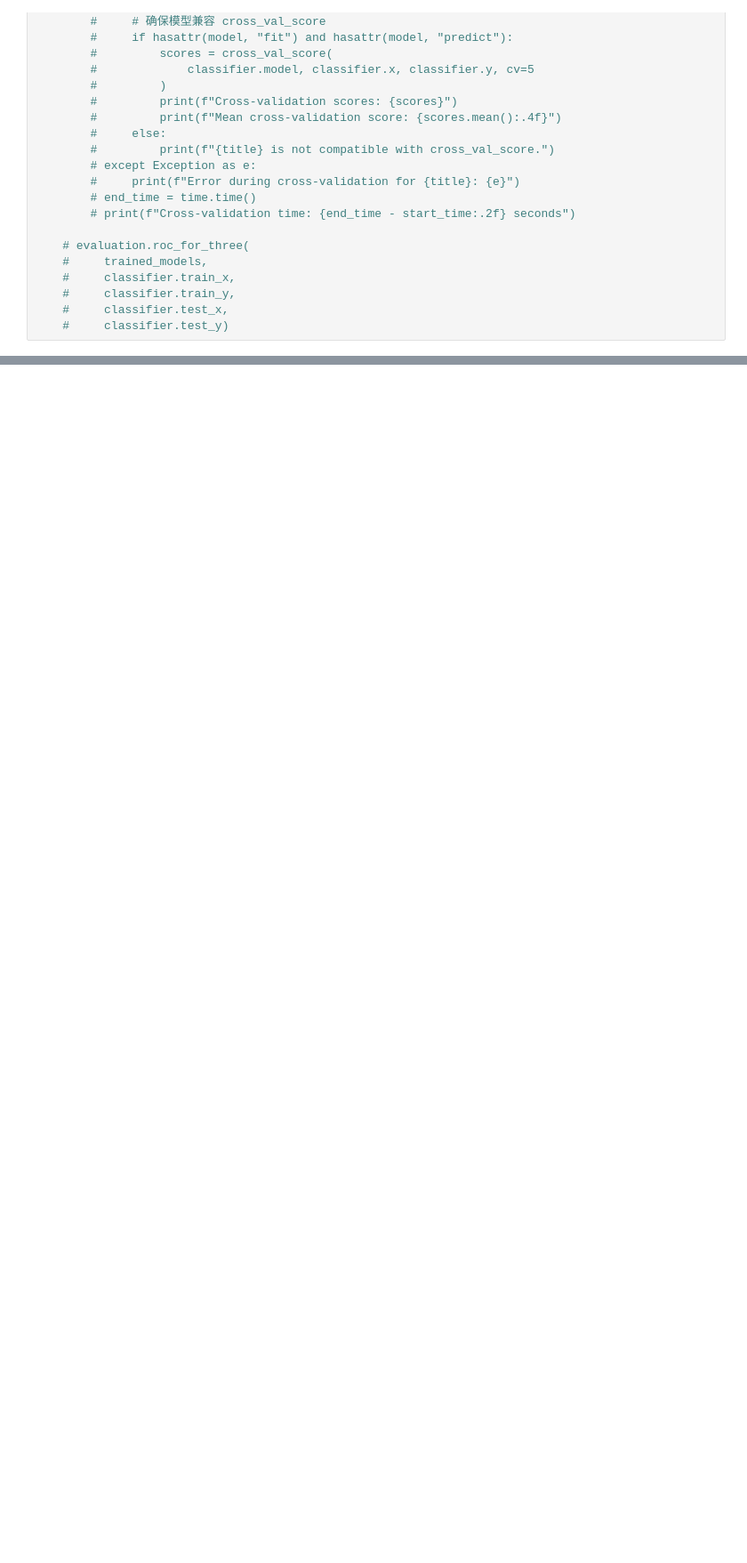
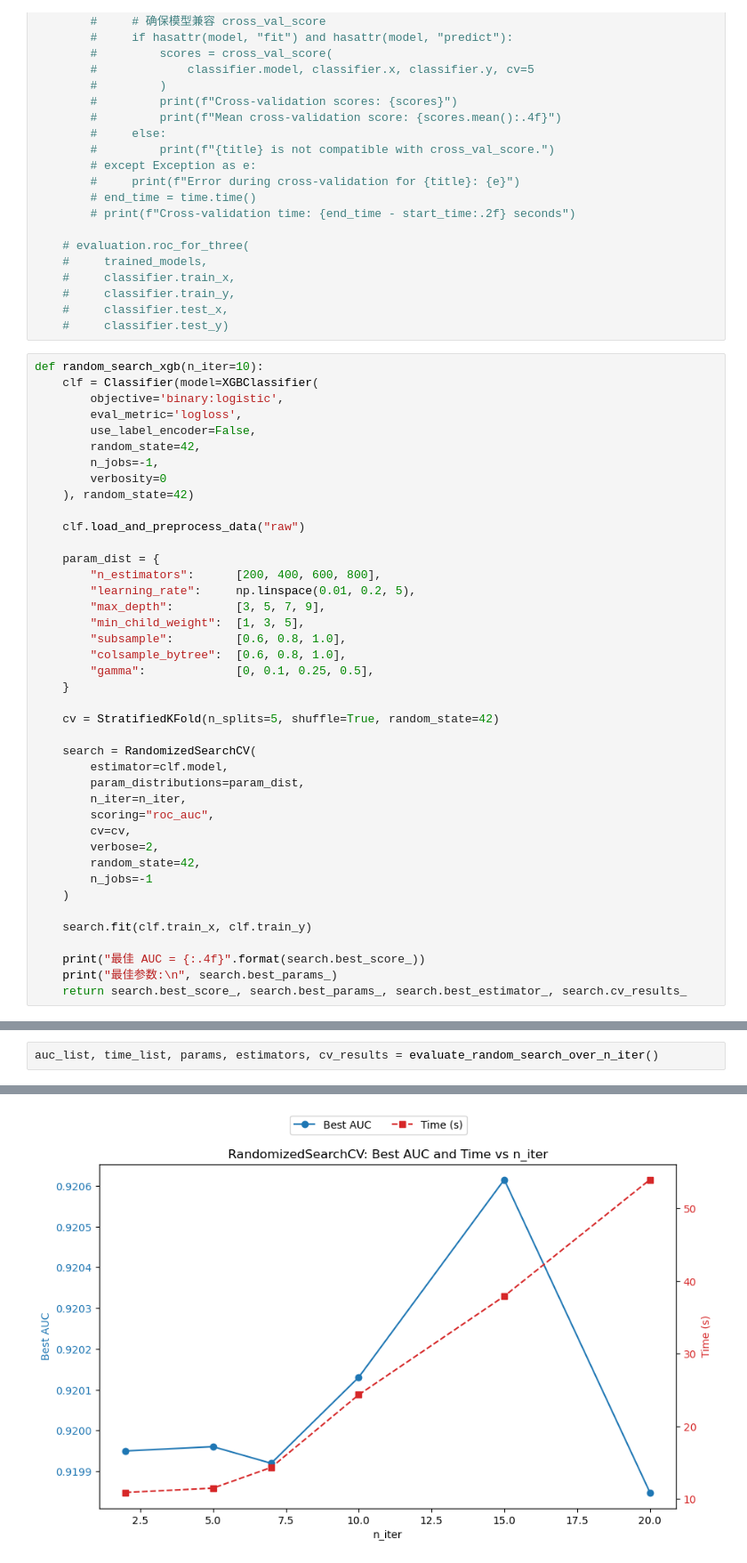
Before and after one commit to alphakeeer/ML-Project, a Jupyter notebook: prediction.ipynb, the cells around one changed output, grey strips where cells are left out. Shown at 89% size. Saved outputs shown, nothing was run; the diff lists cells and outputs as text; blank space fills up the shorter version.

```diff
--- a/prediction.ipynb
+++ b/prediction.ipynb
@@ -614,3 +619,44 @@ def main_train_test():
     #     classifier.train_y,
     #     classifier.test_x,
     #     classifier.test_y)
+# %%
+def random_search_xgb(n_iter=10):
+    clf = Classifier(model=XGBClassifier(
+        objective='binary:logistic',
+        eval_metric='logloss',
+        use_label_encoder=False,
+        random_state=42,
+        n_jobs=-1,
+        verbosity=0
+    ), random_state=42)
+
+    clf.load_and_preprocess_data("raw")
+
+    param_dist = {
+        "n_estimators":      [200, 400, 600, 800],
+        "learning_rate":     np.linspace(0.01, 0.2, 5),
+        "max_depth":         [3, 5, 7, 9],
+        "min_child_weight":  [1, 3, 5],
+        "subsample":         [0.6, 0.8, 1.0],
+        "colsample_bytree":  [0.6, 0.8, 1.0],
+        "gamma":             [0, 0.1, 0.25, 0.5],
+    }
+
+    cv = StratifiedKFold(n_splits=5, shuffle=True, random_state=42)
+
+    search = RandomizedSearchCV(
+        estimator=clf.model,
+        param_distributions=param_dist,
+        n_iter=n_iter,
+        scoring="roc_auc",
+        cv=cv,
+        verbose=2,
+        random_state=42,
+        n_jobs=-1
+    )
+
+    search.fit(clf.train_x, clf.train_y)
+
+    print("最佳 AUC = {:.4f}".format(search.best_score_))
+    print("最佳参数:\n", search.best_params_)
+    return search.best_score_, search.best_params_, search.best_estimator_, search.cv_results_
@@ -616,0 +708,3 @@ def main_train_test():
+# %%
+auc_list, time_list, params, estimators, cv_results = evaluate_random_search_over_n_iter()
+# %% [output]
@@ -616,0 +745 @@ def main_train_test():
+[figure, added]
```
Also changed, not shown: parts of 6 cells of this notebook.
